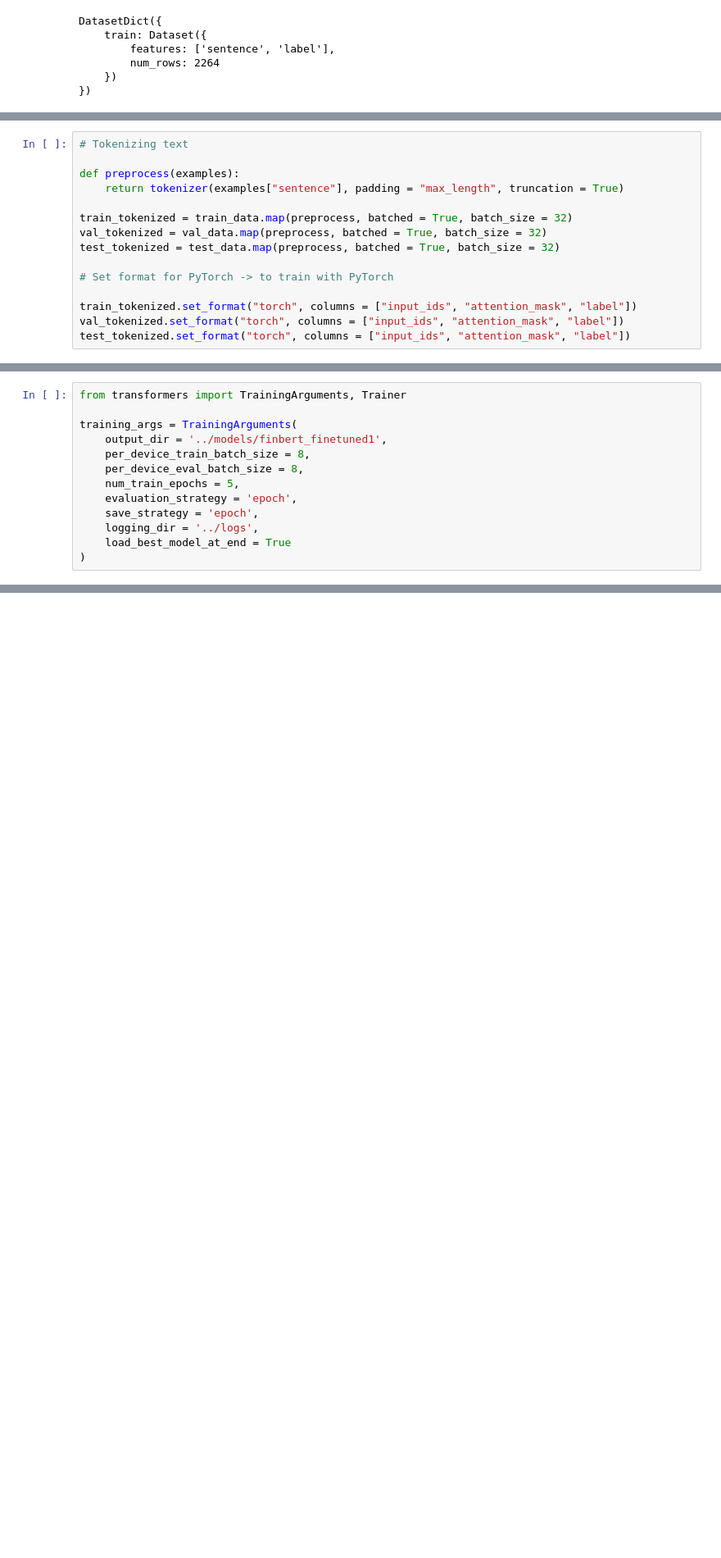
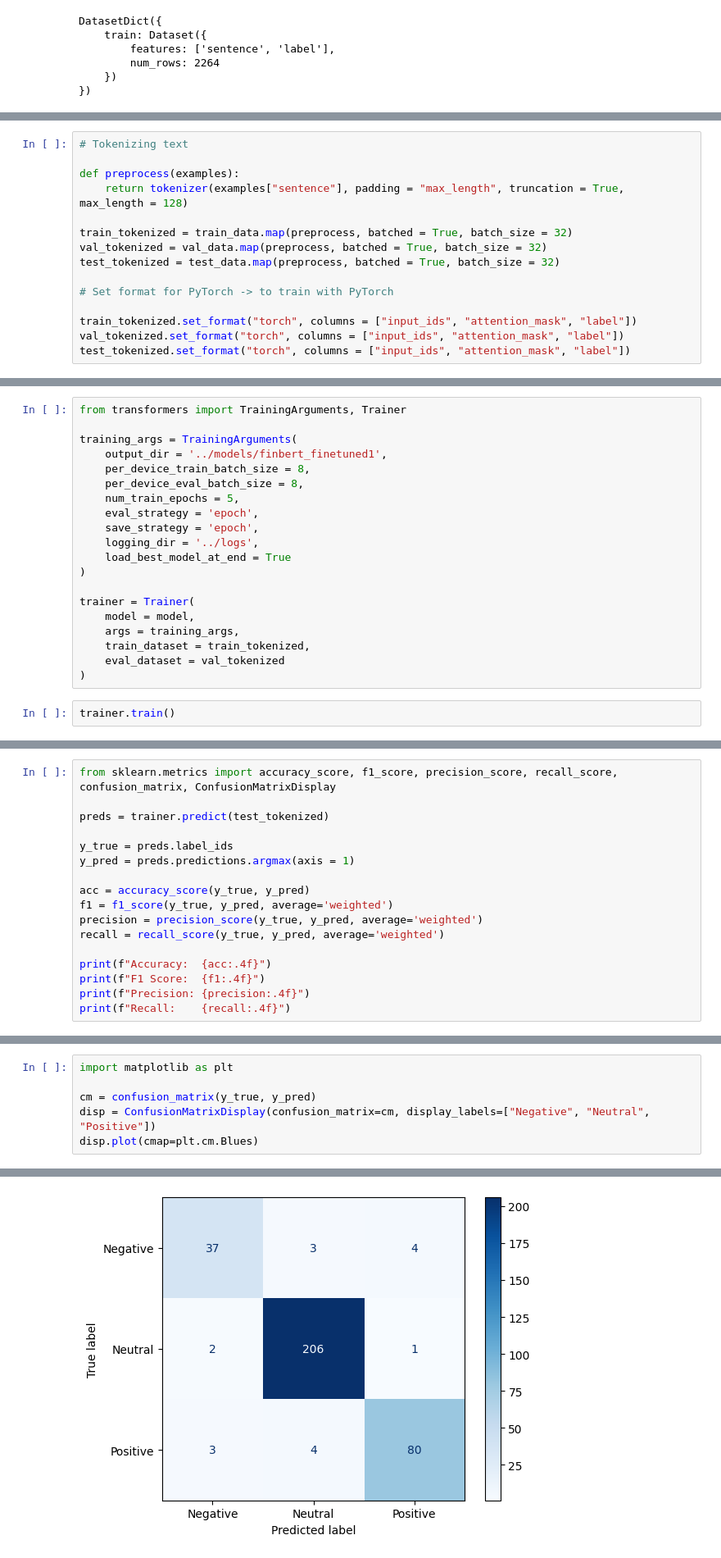
Before and after one commit to vuer13/stock-return, a Jupyter notebook: notebooks/finetune_finbert.ipynb, the cells around one changed output, grey strips where cells are left out. Shown at 82% size. Cells and saved outputs as stored; diff of their text form; blank space fills up the shorter version.

```diff
--- a/notebooks/finetune_finbert.ipynb
+++ b/notebooks/finetune_finbert.ipynb
@@ -30,7 +30,7 @@ model = AutoModelForSequenceClassification.from_pretrained(checkpoint)
 # Tokenizing text
 
 def preprocess(examples):
-    return tokenizer(examples["sentence"], padding = "max_length", truncation = True)
+    return tokenizer(examples["sentence"], padding = "max_length", truncation = True, max_length = 128)
 
 train_tokenized = train_data.map(preprocess, batched = True, batch_size = 32)
 val_tokenized = val_data.map(preprocess, batched = True, batch_size = 32)
@@ -51,8 +49,17 @@ training_args = TrainingArguments(
     per_device_train_batch_size = 8,
     per_device_eval_batch_size = 8,
     num_train_epochs = 5,
-    evaluation_strategy = 'epoch',
+    eval_strategy = 'epoch',
     save_strategy = 'epoch',
     logging_dir = '../logs',
     load_best_model_at_end = True
 )
+
+trainer = Trainer(
+    model = model,
+    args = training_args,
+    train_dataset = train_tokenized,
+    eval_dataset = val_tokenized
+)
+# %%
+trainer.train()
@@ -58,0 +97,17 @@ training_args = TrainingArguments(
+# %%
+from sklearn.metrics import accuracy_score, f1_score, precision_score, recall_score, confusion_matrix, ConfusionMatrixDisplay
+
+preds = trainer.predict(test_tokenized)
+
+y_true = preds.label_ids
+y_pred = preds.predictions.argmax(axis = 1)
+
+acc = accuracy_score(y_true, y_pred)
+f1 = f1_score(y_true, y_pred, average='weighted')
+precision = precision_score(y_true, y_pred, average='weighted')
+recall = recall_score(y_true, y_pred, average='weighted')
+
+print(f"Accuracy:  {acc:.4f}")
+print(f"F1 Score:  {f1:.4f}")
+print(f"Precision: {precision:.4f}")
+print(f"Recall:    {recall:.4f}")
@@ -58,0 +120,7 @@ training_args = TrainingArguments(
+# %%
+import matplotlib as plt
+
+cm = confusion_matrix(y_true, y_pred)
+disp = ConfusionMatrixDisplay(confusion_matrix=cm, display_labels=["Negative", "Neutral", "Positive"])
+disp.plot(cmap=plt.cm.Blues)
+# %% [output]
@@ -58,0 +128 @@ training_args = TrainingArguments(
+[figure, added]
```
Also changed, not shown: parts of 6 cells of this notebook.
